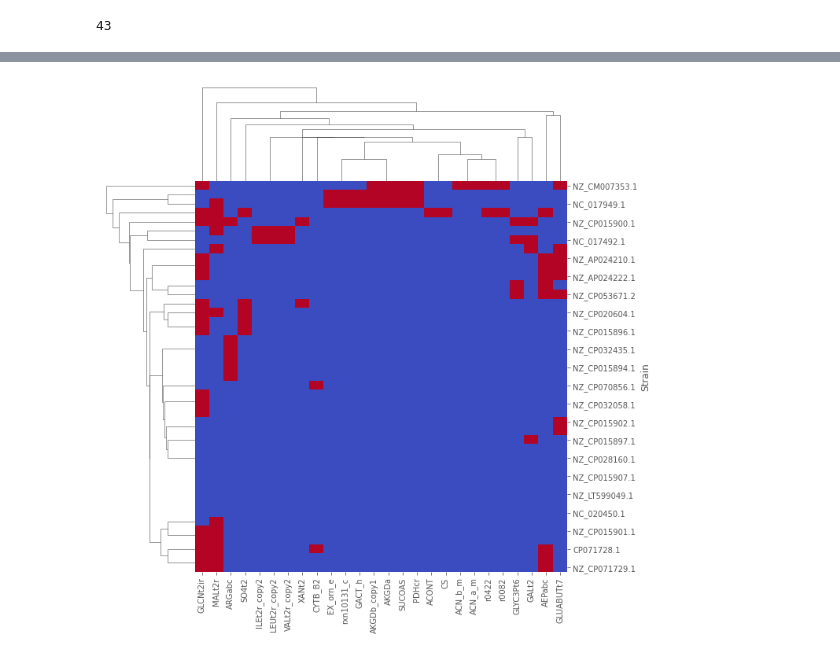
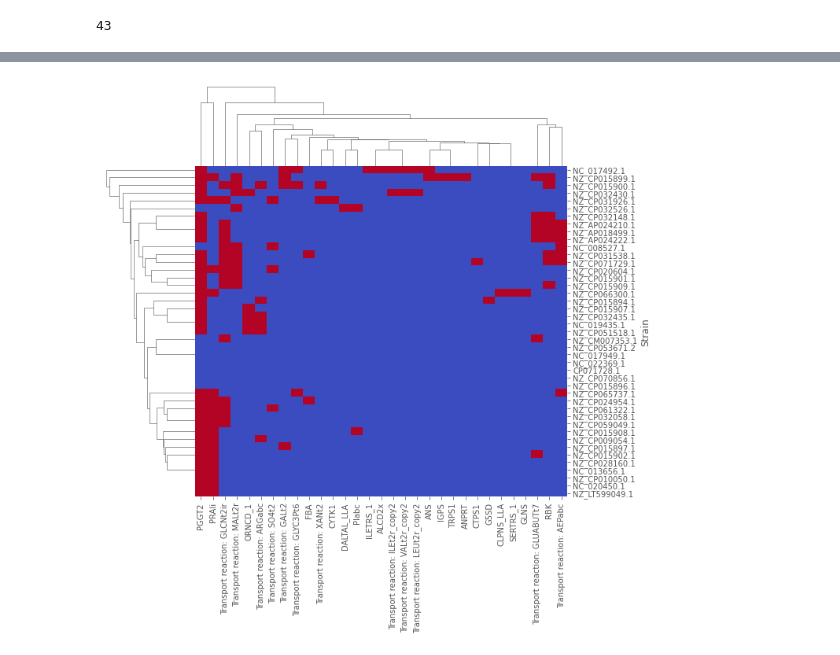
Before and after one commit to fcomnozz/GALLANT_gapfilling, a Jupyter notebook: experiment/Experiment.ipynb, the cells around one changed output, grey strips where cells are left out. Cells and saved outputs as stored; diff of their text form; code cells hidden in the pictures.

```diff
--- a/experiment/Experiment.ipynb
+++ b/experiment/Experiment.ipynb
@@ -1072,0 +584,11 @@ len(Lists)
+# %%
+Lists = []
+for i in range(len(allR)):
+    L = []
+    for j in R:
+        if allR[i] in j:
+            L.append(1)
+        else:
+            L.append(0)
+    Lists.append(L)
+len(Lists)
@@ -1074,8 +598,10 @@ len(Lists)
 len(Lists[0])
 # %% [output]
 43
+# %%
+strains_cm = pd.DataFrame(df['Strain'].copy())
 # %%
-for i in range(len(all_reactions)):
-    strains[all_reactions[i]] = Lists[i]
-strains
+for i in range(len(allR)):
+    strains_cm[allR[i]] = Lists[i]
+strains_cm
 # %% [output]
@@ -1103 +626,3 @@ strains2.index = strains['Strain']
+# %%
+strains_cm.index = strains_cm['Strain']
 # %%
@@ -1105,4 +630,4 @@ del strains2['Strain']
 # %%
-g = sns.clustermap(strains2, cbar_pos=None, cmap = 'coolwarm')
+g = sns.clustermap(strains_cm, cbar_pos=None, cmap = 'coolwarm', yticklabels=True)
 # %% [output]
-[figure, old version]
+[figure, new version]
```
Also changed, not shown: parts of 110 cells of this notebook.
